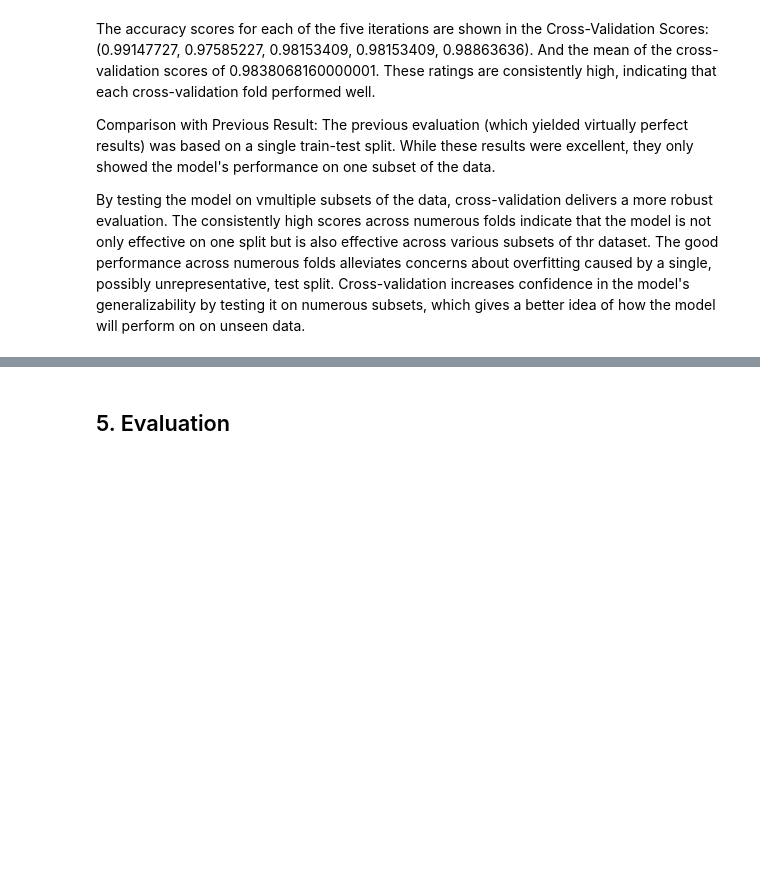
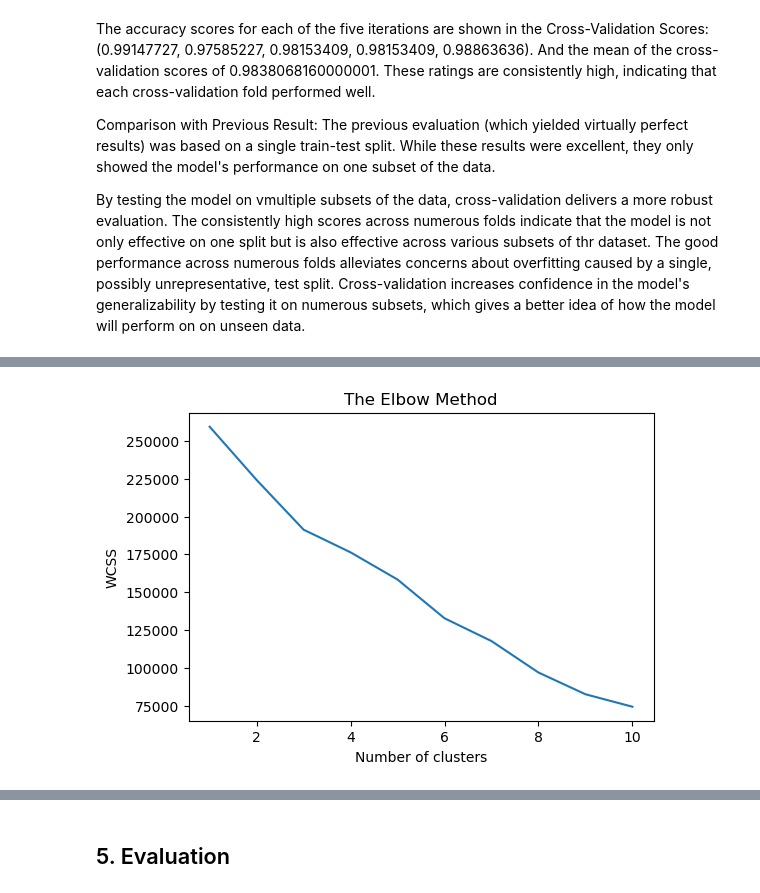
Before and after one commit to rosilenedasilva/public-transport-sentiment-analysis-insights, a Jupyter notebook: MSC_DA_CA2_sentiment_analysis.ipynb, the cells around one changed output, grey strips where cells are left out. Drawn from its saved outputs; the diff is of its cells as text; code cells hidden in the pictures; blank space fills up the shorter version.

```diff
--- a/MSC_DA_CA2_sentiment_analysis.ipynb
+++ b/MSC_DA_CA2_sentiment_analysis.ipynb
@@ -1219,0 +1047,18 @@ plt.show()
+# %%
+# Creating a Numeric Sentiment Score
+sentiment_mapping = {'Positive': 1, 'Neutral': 0, 'Negative': -1}
+transp_systems_df['Numeric_Sentiment'] = transp_systems_df['sentiment_label'].map(sentiment_mapping)
+# %%
+from sklearn.feature_extraction.text import TfidfVectorizer
+from sklearn.preprocessing import StandardScaler
+
+# Assuming 'processed_text' is your preprocessed text column
+vectorizer = TfidfVectorizer(max_features=1000)  # Adjust number of features as needed
+tfidf_features = vectorizer.fit_transform(transp_systems_df['processed_text'])
+
+# Convert the sparse matrix to a dense matrix
+tfidf_dense = tfidf_features.toarray()
+
+#Standardize the Features
+scaler = StandardScaler()
+scaled_features = scaler.fit_transform(tfidf_dense)
@@ -1219,0 +1071,24 @@ plt.show()
+# %%
+from sklearn.cluster import KMeans
+import matplotlib.pyplot as plt
+
+# Assuming scaled_features is your standardized data
+X = scaled_features
+
+wcss = []  # Within-cluster sum of square
+
+# Set the loop from 1 to 10 (or another range as needed)
+for i in range(1, 11):
+    kmeans = KMeans(n_clusters=i, max_iter=300, n_init=10, random_state=0)
+    kmeans.fit(X)
+    wcss.append(kmeans.inertia_)  # inertia_: Sum of squared distances of samples to their closest cluster center.
+
+# Plotting the results onto a line graph
+plt.figure(figsize=(6, 4))
+plt.plot(range(1, 11), wcss)
+plt.title('The Elbow Method')
+plt.xlabel('Number of clusters')
+plt.ylabel('WCSS')  # Within-cluster sum of squares
+plt.show()
+# %% [output]
+[figure, added]
```
Also changed, not shown: parts of 103 cells of this notebook.
